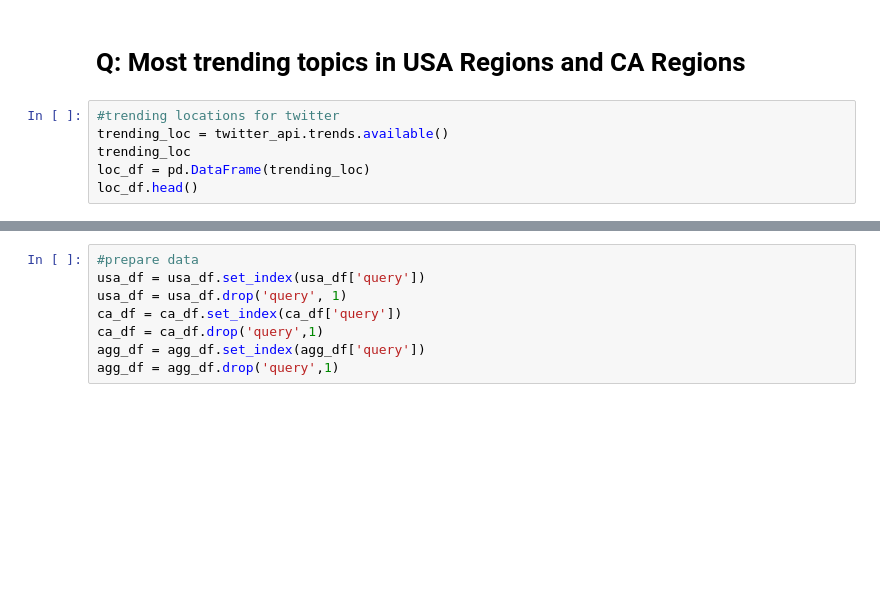
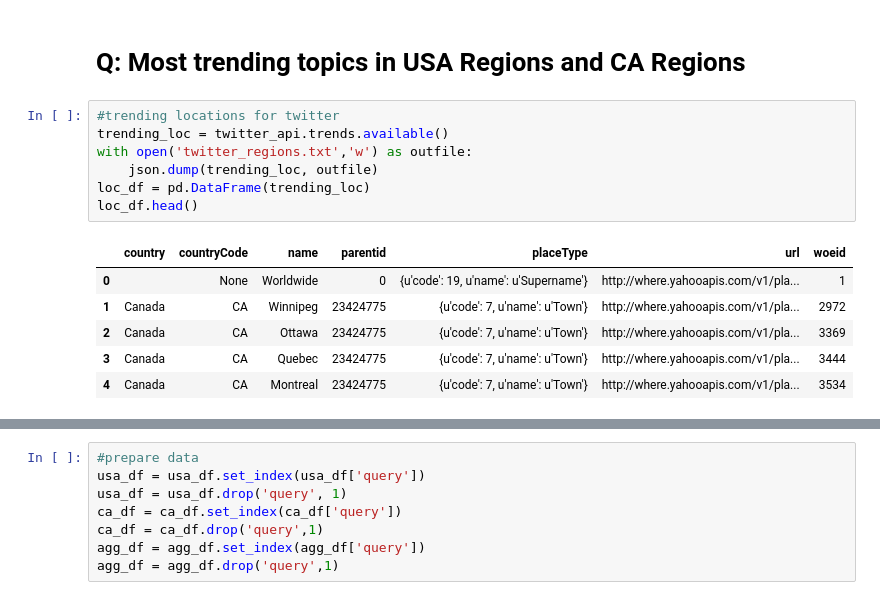
Before and after one commit to raymondma1/DAT_SF_18, a Jupyter notebook: homework/HW2_done/Homework 2.ipynb, the cells around one changed output, grey strips where cells are left out. Drawn from its saved outputs; the diff is of its cells as text; blank space fills up the shorter version.

Commit message:
added json and png files

```diff
--- a/homework/HW2_done/Homework 2.ipynb
+++ b/homework/HW2_done/Homework 2.ipynb
@@ -28,8 +30,16 @@ twitter_api = twitter.Twitter(auth=auth)
 # %%
 #trending locations for twitter
 trending_loc = twitter_api.trends.available()
-trending_loc
+with open('twitter_regions.txt','w') as outfile:
+    json.dump(trending_loc, outfile)
 loc_df = pd.DataFrame(trending_loc)
 loc_df.head()
+# %% [output]
+|  | country | countryCode | name | parentid | placeType | url | woeid |
+| 0 |  | None | Worldwide | 0 | {u'code': 19, u'name': u'Supername'} | http://where.yahooapis.com/v1/pla... | 1 |
+| 1 | Canada | CA | Winnipeg | 23424775 | {u'code': 7, u'name': u'Town'} | http://where.yahooapis.com/v1/pla... | 2972 |
+| 2 | Canada | CA | Ottawa | 23424775 | {u'code': 7, u'name': u'Town'} | http://where.yahooapis.com/v1/pla... | 3369 |
+| 3 | Canada | CA | Quebec | 23424775 | {u'code': 7, u'name': u'Town'} | http://where.yahooapis.com/v1/pla... | 3444 |
+| 4 | Canada | CA | Montreal | 23424775 | {u'code': 7, u'name': u'Town'} | http://where.yahooapis.com/v1/pla... | 3534 |
 # %%
 loc_df[loc_df['parentid']==1]
```
Also changed, not shown: parts of 12 cells of this notebook, 6 other files.
